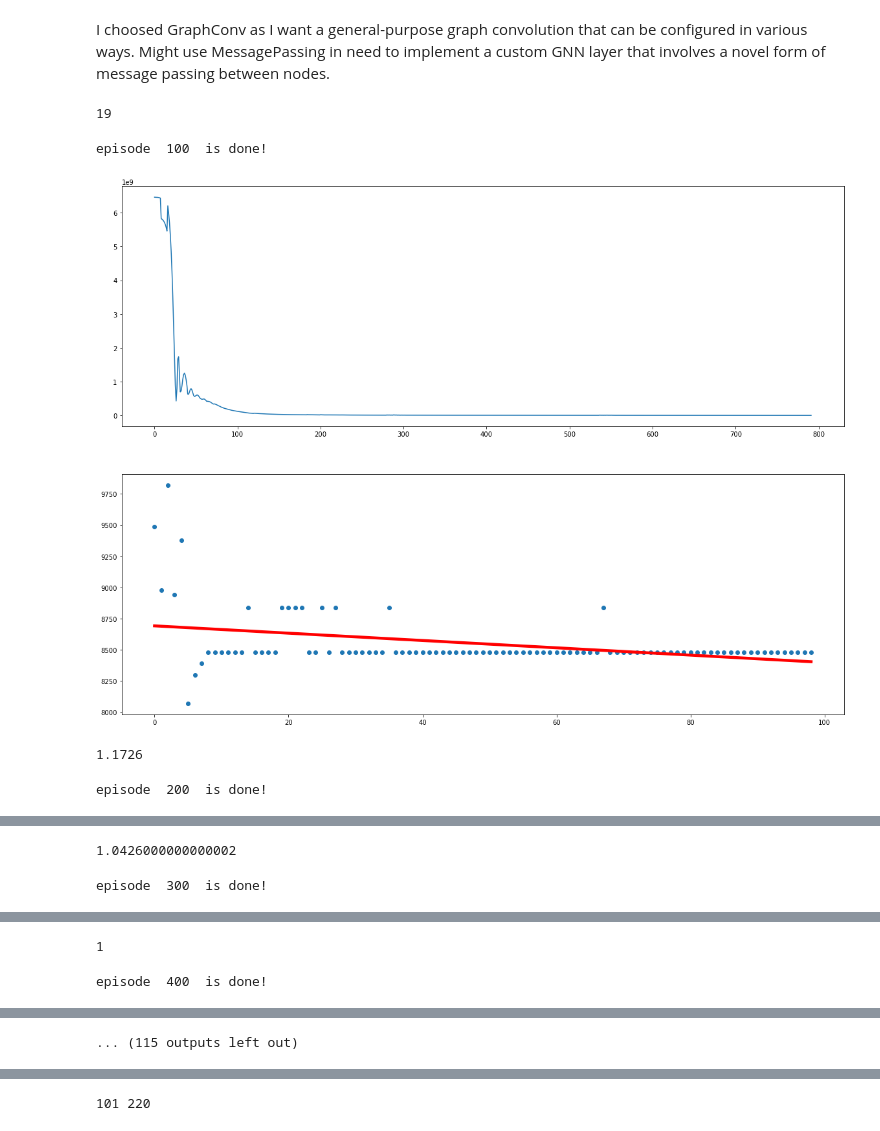
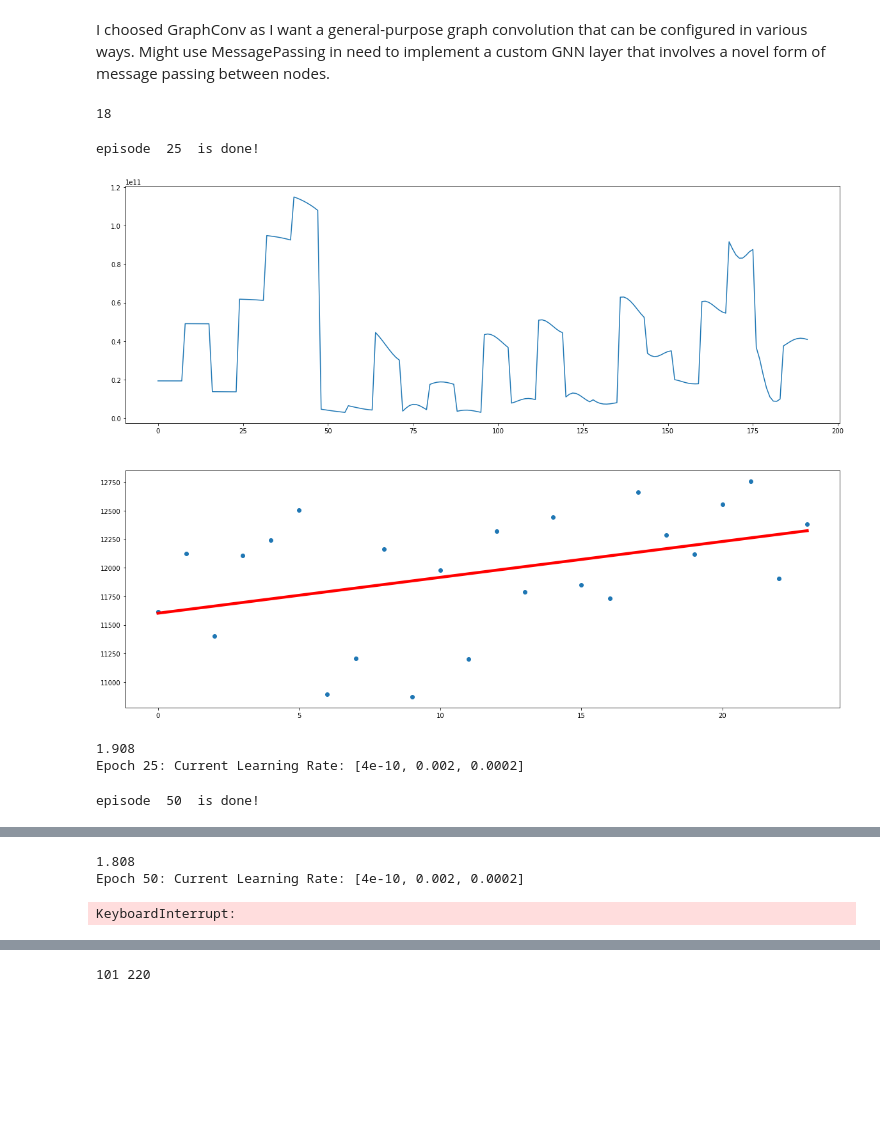
Before and after one commit to Jan-Niklas-Doerr/schedulingGNN, a Jupyter notebook: ppo_main.ipynb, the cells around one changed output, grey strips where cells are left out. Drawn from its saved outputs; the diff is of its cells as text; code cells hidden in the pictures; blank space fills up the shorter version.

```diff
--- a/ppo_main.ipynb
+++ b/ppo_main.ipynb
@@ -54,7 +64,7 @@ I choosed GraphConv as I want a general-purpose graph convolution that can be co
 Might use MessagePassing in need to implement a custom GNN layer that involves a novel form of message passing between nodes.
 # %%
 class StateGNN(nn.Module):
-    def __init__(self, node_feature_dim, output_dim, num_layers=8, hidden_dim=128):
+    def __init__(self, node_feature_dim, output_dim, num_layers=4, hidden_dim=32):
         super(StateGNN, self).__init__()
         # Define GNN layers
 
@@ -121,6 +131,8 @@ class PPO:
             {'params': self.gnn_processor.parameters(), 'lr': lr_graph}
         ])
 
+        self.scheduler = torch.optim.lr_scheduler.ExponentialLR(self.optimizer, gamma=0.9998)
+
         self.policy_old = ActorCritic(gnn_output_dim, n_actions)
         self.policy_old.load_state_dict(self.policy.state_dict())
 
@@ -142,6 +154,7 @@ class PPO:
 
         memory.states.append(state_data)
         memory.actions.append(action)
+        memory.masks.append(torch.tensor(action_mask))
         memory.logprobs.append(dist.log_prob(action))
 
         return action
@@ -152,6 +165,7 @@ class PPO:
 
         old_states = Batch.from_data_list(memory.states)
         old_actions = torch.squeeze(torch.stack(memory.actions)).detach()
+        old_masks = torch.squeeze(torch.stack(memory.masks)).detach()
         old_logprobs = torch.squeeze(torch.stack(memory.logprobs)).detach()
         losses = []
 
@@ -162,7 +176,7 @@ class PPO:
         for _ in range(self.K_epochs):
             # Evaluate old actions and values
             gnn_outputs = self.gnn_processor(old_states)
-            logprobs, state_values = self.policy(gnn_outputs)
+            logprobs, state_values = self.policy(gnn_outputs,old_masks)
             state_values = torch.squeeze(state_values)
             dist_entropy = -torch.sum(logprobs * torch.exp(logprobs), dim=1)
             new_logprobs = logprobs.gather(1, old_actions.view(-1, 1)).squeeze()
@@ -175,7 +189,7 @@ class PPO:
             surr2 = torch.clamp(ratios, 1-self.eps_clip, 1+self.eps_clip) * gae
 
             # Final loss
-            loss = -torch.min(surr1, surr2) + 0.5*self.MseLoss(state_values, targets) - 0.001*dist_entropy
+            loss = -torch.min(surr1, surr2) + 0.5*self.MseLoss(state_values, targets) - 0.01*dist_entropy
 
             # Take gradient step
             self.optimizer.zero_grad()
@@ -208,6 +222,7 @@ class PPO:
 class Memory:
     def __init__(self):
         self.actions = []
+        self.masks = []
         self.states = []
         self.rewards = []
         self.is_terminals = []
@@ -217,6 +232,7 @@ class Memory:
 
     def clear_memory(self):
         del self.actions[:]
+        del self.masks[:]
         del self.states[:]
         del self.rewards[:]
         del self.is_terminals[:]
@@ -245,31 +261,34 @@ def show(losses, success_rates):
 # Initialize your environment and the PPO agent
 env = sim_constrained.Env(visualise=False, verbose=False, model=True,goal="min_time", graph = True)
 node_feature_dim = env.node_feature_dim
-gnn_output_dim = 50 # Proposed gnn output
+gnn_output_dim = 32 # Proposed gnn output
 
 print(node_feature_dim)
 
 n_states = env.n_states
 n_actions = env.n_actions
 
-ppo_agent = PPO(node_feature_dim, gnn_output_dim, n_actions, lr_actor=0.00006, lr_critic=0.00015,lr_graph=0.0004, gamma=0.97, K_epochs=8, eps_clip=0.082, gae_lambda=0.99)
+ppo_agent = PPO(node_feature_dim, gnn_output_dim, n_actions, lr_actor=4e-10, lr_critic=2e-3, lr_graph=2e-4, gamma=0.97, K_epochs=8, eps_clip=0.08, gae_lambda=0.97)
 memory = Memory()
 
-initial_temperature = 1.3  # Starting temperature
+initial_temperature = 2  # Starting temperature
 final_temperature = 1    # Minimum temperature
-decay_rate = 0.001          # Rate of temperature decay
+decay_rate = 0.002          # Rate of temperature decay
 current_temperature = initial_temperature
 
 # Training loop
-num_episodes = 5000
+num_episodes = 8000
 success_rates = []
 losses = []
 
 for episode in range(num_episodes):
-    if not (episode + 1) % 100:
+    if not (episode + 1) % 25:
         print("episode ", episode+1, " is done!")
         show(losses, success_rates)
         print(current_temperature)
+        # Optional: print the current learning rate
+        current_lr = ppo_agent.scheduler.get_last_lr()  # get_last_lr returns a list for each param group
+        print(f"Epoch {episode+1}: Current Learning Rate: {current_lr}")
 
     current_temperature = max(final_temperature, initial_temperature * (1 - decay_rate * episode))
 
@@ -278,40 +297,46 @@ for episode in range(num_episodes):
 
 
     #print(current_temperature)
 
     done = False
 
     while not done:
         action = ppo_agent.select_action(state_data, memory, action_mask)
         #print(action)
         state_data, reward, done, action_mask, success_rate = env.step(action)
 
-        #print(state, reward, done, action_mask, success_rate )
+        #print(state_data, reward, done, success_rate )
 
         if done:
-            #reward += success_rate *100
-            reward -= success_rate * 10
+            #reward += math.exp(success_rate / 10 )
+            reward -= 2 * math.exp(success_rate/1000 )
 
         # Save in memory
         memory.rewards.append(reward)
         memory.is_terminals.append(done)
         state_temp = ppo_agent.gnn_processor(state_data)
-        _, state_value = ppo_agent.policy_old(torch.FloatTensor(state_temp).unsqueeze(0))
-        memory.values.append(state_value)
+        with torch.no_grad():
+            _, state_value = ppo_agent.policy_old(torch.FloatTensor(state_temp).unsqueeze(0), action_mask)
+            memory.values.append(state_value)
 
 
 
 
     success_rates.append(success_rate)
     #print(success_rate)
+
     # Update PPO agent
     losses += ppo_agent.update(memory)
+
+    #ppo_agent.scheduler.step()
+
     memory.clear_memory()
 
     # Log results, etc.
 # %% [output]
-19
+18
-episode  100  is done!
+episode  25  is done!
-[figure, old version]
+[figure, new version]
-1.1726
+1.908
+Epoch 25: Current Learning Rate: [4e-10, 0.002, 0.0002]
-episode  200  is done!
+episode  50  is done!
@@ -319,2 +344,3 @@ episode  200  is done!
-1.0426000000000002
+1.808
+Epoch 50: Current Learning Rate: [4e-10, 0.002, 0.0002]
-episode  300  is done!
+KeyboardInterrupt:
@@ -322,2 +346,0 @@ episode  300  is done!
-1
-episode  400  is done!
@@ -325,3 +347,2 @@ episode  400  is done!
-... (115 outputs left out)
 # %%
 print(min(success_rates))
```
Also changed, not shown: parts of 6 cells of this notebook, 19 other files.
